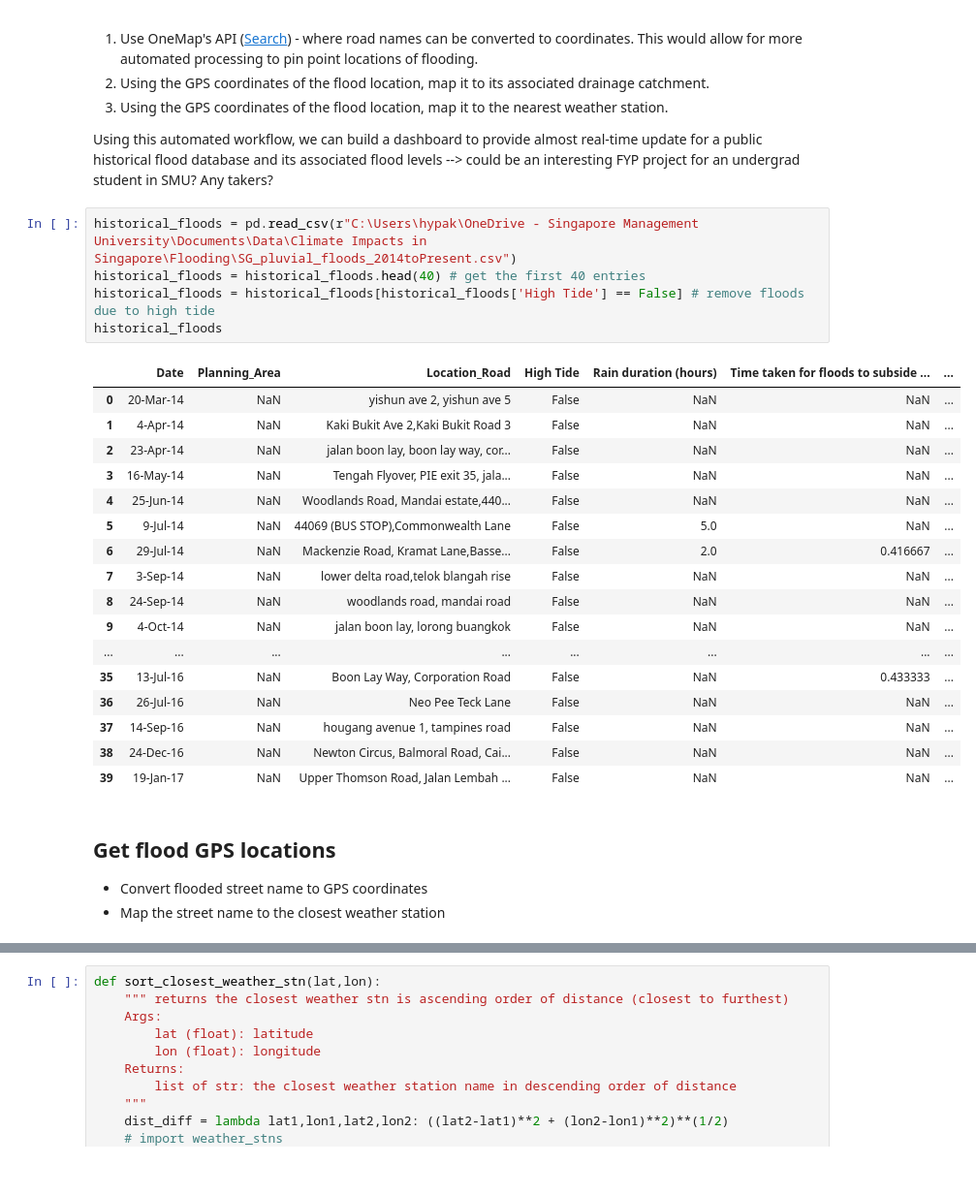
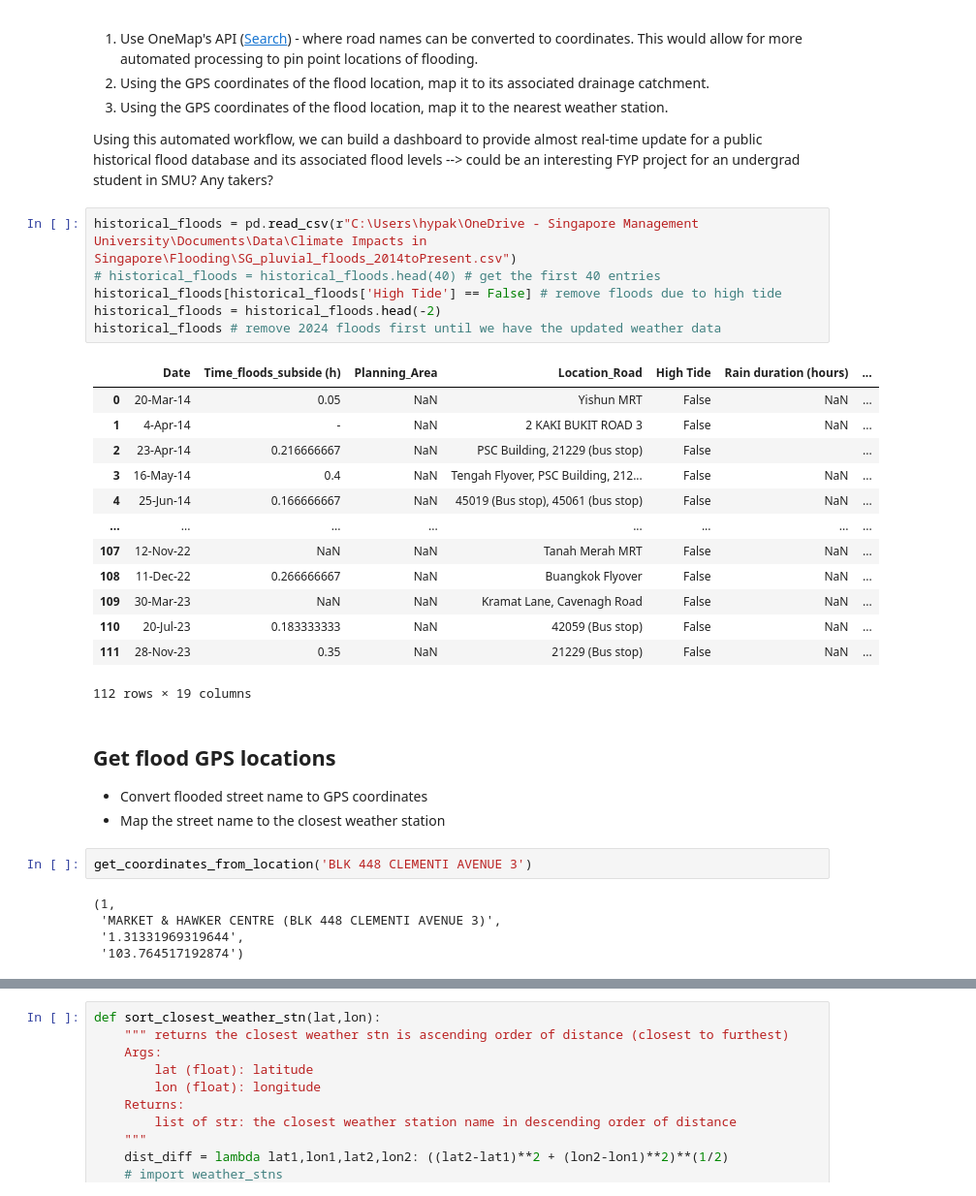
Before and after one commit to pakhuiying/NCCS_analysis, a Jupyter notebook: flood_analysis.ipynb, the cells around one changed output, grey strips where cells are left out. Shown at 97% size. Drawn from its saved outputs; the diff is of its cells as text; blank space fills up the shorter version.

```diff
--- a/flood_analysis.ipynb
+++ b/flood_analysis.ipynb
@@ -23,31 +23,35 @@ from osgeo import gdal, ogr
 Using this automated workflow, we can build a dashboard to provide almost real-time update for a public historical flood database and its associated flood levels --> could be an interesting FYP project for an undergrad student in SMU? Any takers?
 # %%
 historical_floods = pd.read_csv(r"C:\Users\hypak\OneDrive - Singapore Management University\Documents\Data\Climate Impacts in Singapore\Flooding\SG_pluvial_floods_2014toPresent.csv")
-historical_floods = historical_floods.head(40) # get the first 40 entries
-historical_floods = historical_floods[historical_floods['High Tide'] == False] # remove floods due to high tide
-historical_floods
+# historical_floods = historical_floods.head(40) # get the first 40 entries
+historical_floods[historical_floods['High Tide'] == False] # remove floods due to high tide
+historical_floods = historical_floods.head(-2)
+historical_floods # remove 2024 floods first until we have the updated weather data
 # %% [output]
-|  | Date | Planning_Area | Location_Road | High Tide | Rain duration (hours) | Time taken for floods to subside ... | ... |
-| 0 | 20-Mar-14 | NaN | yishun ave 2, yishun ave 5 | False | NaN | NaN | ... |
-| 1 | 4-Apr-14 | NaN | Kaki Bukit Ave 2,Kaki Bukit Road 3 | False | NaN | NaN | ... |
-| 2 | 23-Apr-14 | NaN | jalan boon lay, boon lay way, cor... | False | NaN | NaN | ... |
-| 3 | 16-May-14 | NaN | Tengah Flyover, PIE exit 35, jala... | False | NaN | NaN | ... |
-| 4 | 25-Jun-14 | NaN | Woodlands Road, Mandai estate,440... | False | NaN | NaN | ... |
-| 5 | 9-Jul-14 | NaN | 44069 (BUS STOP),Commonwealth Lane | False | 5.0 | NaN | ... |
-| 6 | 29-Jul-14 | NaN | Mackenzie Road, Kramat Lane,Basse... | False | 2.0 | 0.416667 | ... |
-| 7 | 3-Sep-14 | NaN | lower delta road,telok blangah rise | False | NaN | NaN | ... |
-| 8 | 24-Sep-14 | NaN | woodlands road, mandai road | False | NaN | NaN | ... |
-| 9 | 4-Oct-14 | NaN | jalan boon lay, lorong buangkok | False | NaN | NaN | ... |
+|  | Date | Time_floods_subside (h) | Planning_Area | Location_Road | High Tide | Rain duration (hours) | ... |
+| 0 | 20-Mar-14 | 0.05 | NaN | Yishun MRT | False | NaN | ... |
+| 1 | 4-Apr-14 | - | NaN | 2 KAKI BUKIT ROAD 3 | False | NaN | ... |
+| 2 | 23-Apr-14 | 0.216666667 | NaN | PSC Building, 21229 (bus stop) | False |  | ... |
+| 3 | 16-May-14 | 0.4 | NaN | Tengah Flyover, PSC Building, 212... | False | NaN | ... |
+| 4 | 25-Jun-14 | 0.166666667 | NaN | 45019 (Bus stop), 45061 (bus stop) | False | NaN | ... |
 | ... | ... | ... | ... | ... | ... | ... | ... |
-| 35 | 13-Jul-16 | NaN | Boon Lay Way, Corporation Road | False | NaN | 0.433333 | ... |
-| 36 | 26-Jul-16 | NaN | Neo Pee Teck Lane | False | NaN | NaN | ... |
-| 37 | 14-Sep-16 | NaN | hougang avenue 1, tampines road | False | NaN | NaN | ... |
-| 38 | 24-Dec-16 | NaN | Newton Circus, Balmoral Road, Cai... | False | NaN | NaN | ... |
-| 39 | 19-Jan-17 | NaN | Upper Thomson Road, Jalan Lembah ... | False | NaN | NaN | ... |
+| 107 | 12-Nov-22 | NaN | NaN | Tanah Merah MRT | False | NaN | ... |
+| 108 | 11-Dec-22 | 0.266666667 | NaN | Buangkok Flyover | False | NaN | ... |
+| 109 | 30-Mar-23 | NaN | NaN | Kramat Lane, Cavenagh Road | False | NaN | ... |
+| 110 | 20-Jul-23 | 0.183333333 | NaN | 42059 (Bus stop) | False | NaN | ... |
+| 111 | 28-Nov-23 | 0.35 | NaN | 21229 (Bus stop) | False | NaN | ... |
+112 rows × 19 columns
 # %% [markdown]
 ## Get flood GPS locations
 - Convert flooded street name to GPS coordinates
 - Map the street name to the closest weather station
+# %%
+get_coordinates_from_location('BLK 448 CLEMENTI AVENUE 3')
+# %% [output]
+(1,
+ 'MARKET & HAWKER CENTRE (BLK 448 CLEMENTI AVENUE 3)',
+ '1.31331969319644',
+ '103.764517192874')
 # %%
 def get_coordinates_from_location(location):
     """returns number of results found, search value, and coordinates given a supplied location
```
Also changed, not shown: parts of 8 cells of this notebook.
